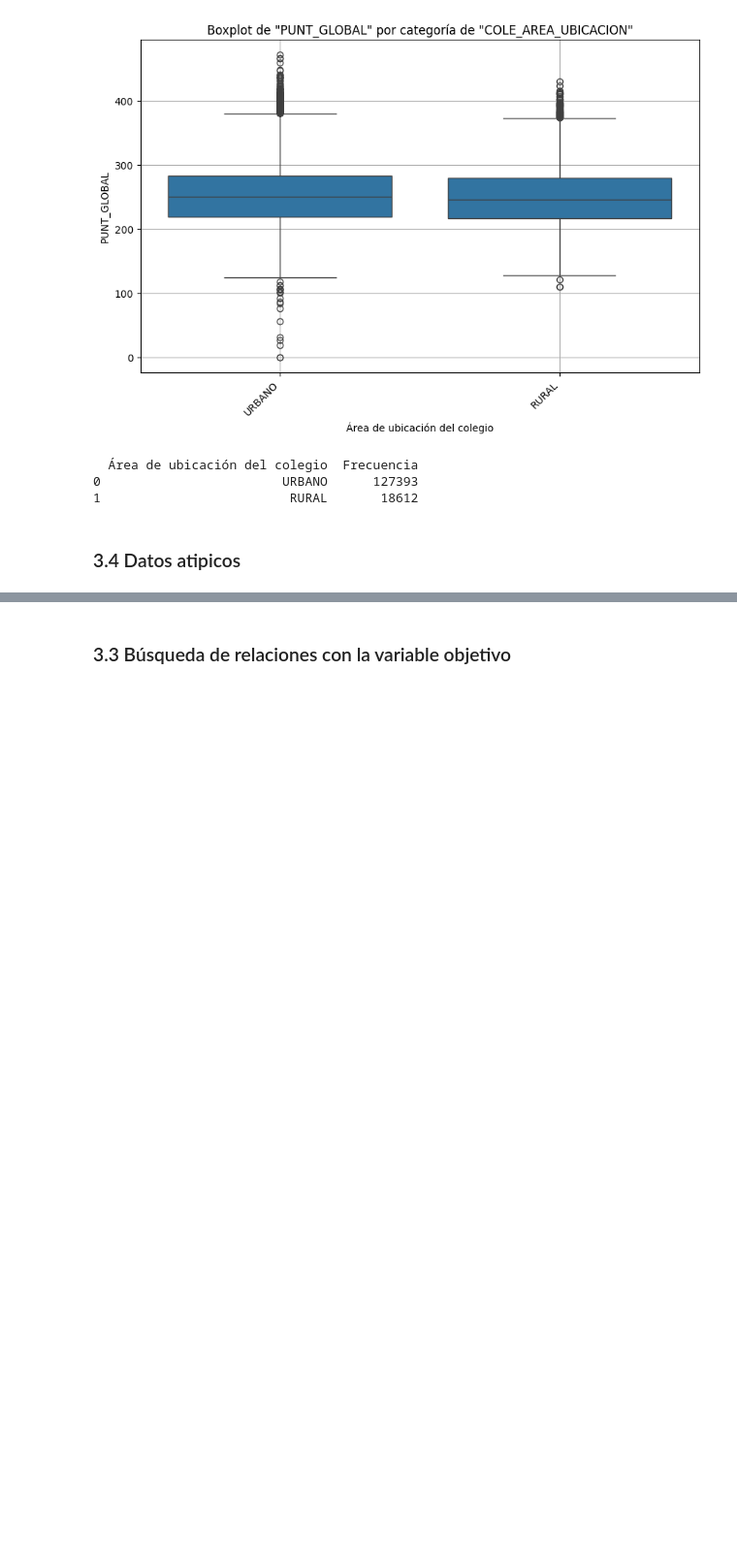
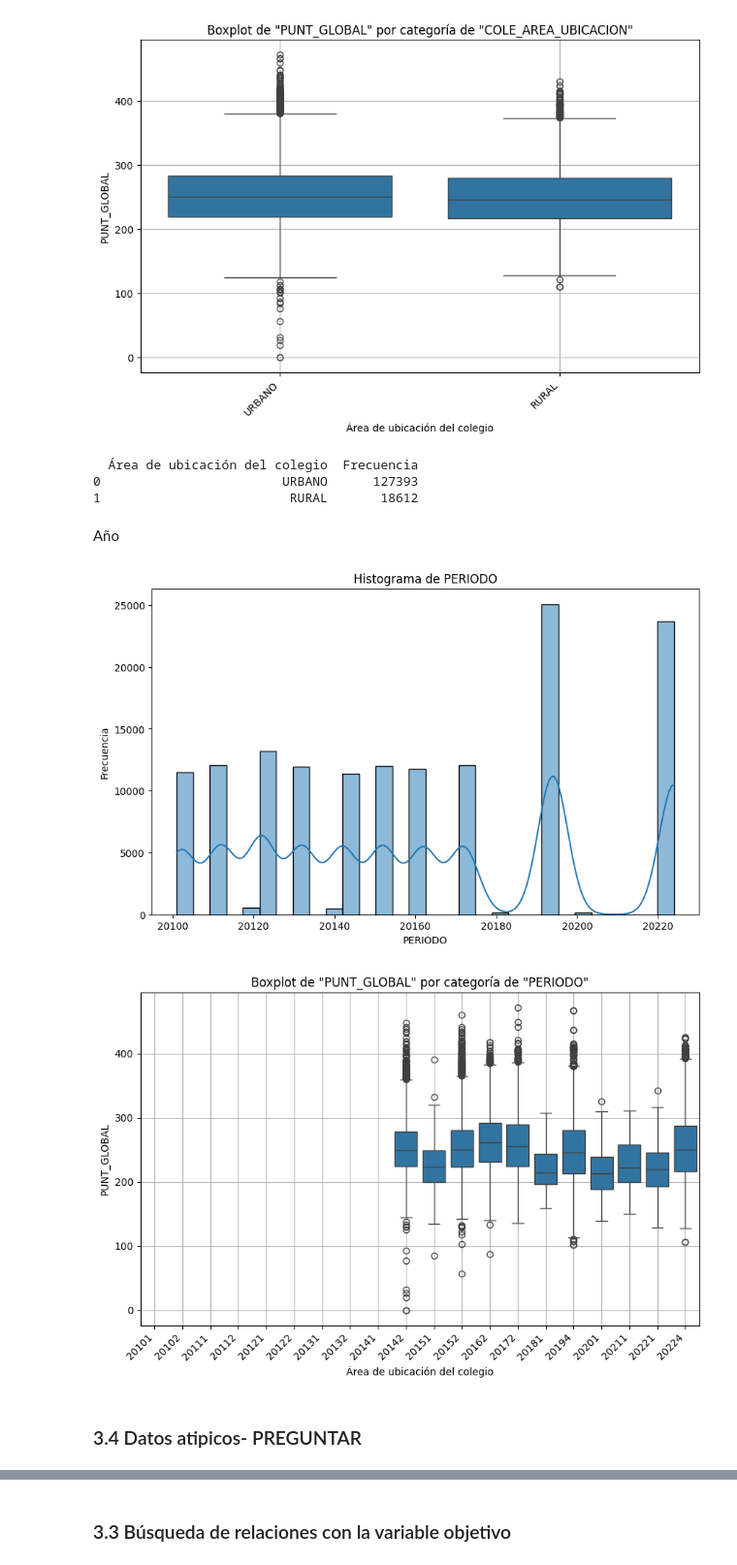
Before and after one commit to vcalderonmol/Proyecto3, a Jupyter notebook: Tarea 3.ipynb, the cells around one changed output, grey strips where cells are left out. Shown at 97% size. Cells and saved outputs as stored; diff of their text form; code cells hidden in the pictures; blank space fills up the shorter version.

```diff
--- a/Tarea 3.ipynb
+++ b/Tarea 3.ipynb
@@ -284,5 +289,29 @@ print(cole_area_frequency_table)
   Área de ubicación del colegio  Frecuencia
 0                        URBANO      127393
 1                         RURAL       18612
+# %% [markdown]
+Año
+# %%
+
+# Histograma
+plt.figure(figsize=(10, 6))
+sns.histplot(data_df['PERIODO'], kde=True, bins=30)
+plt.title('Histograma de PERIODO')
+plt.xlabel('PERIODO')
+plt.ylabel('Frecuencia')
+plt.show()
+
+# Crea un boxplot de 'PUNT_GLOBAL' para cada categoría de 'COLE_AREA_UBICACION'
+plt.figure(figsize=(10, 6))
+sns.boxplot(x='PERIODO', y='PUNT_GLOBAL', data=data_df)
+plt.title('Boxplot de "PUNT_GLOBAL" por categoría de "PERIODO"')
+plt.xlabel('Área de ubicación del colegio')
+plt.ylabel('PUNT_GLOBAL')
+plt.xticks(rotation=45, ha='right')
+plt.grid(True)
+plt.show()
+# %% [output]
+[figure, added]
+[figure, added]
 # %% [markdown]
-### 3.4 Datos atipicos
+### 3.4 Datos atipicos- PREGUNTAR
```
Also changed, not shown: parts of 3 cells of this notebook.
